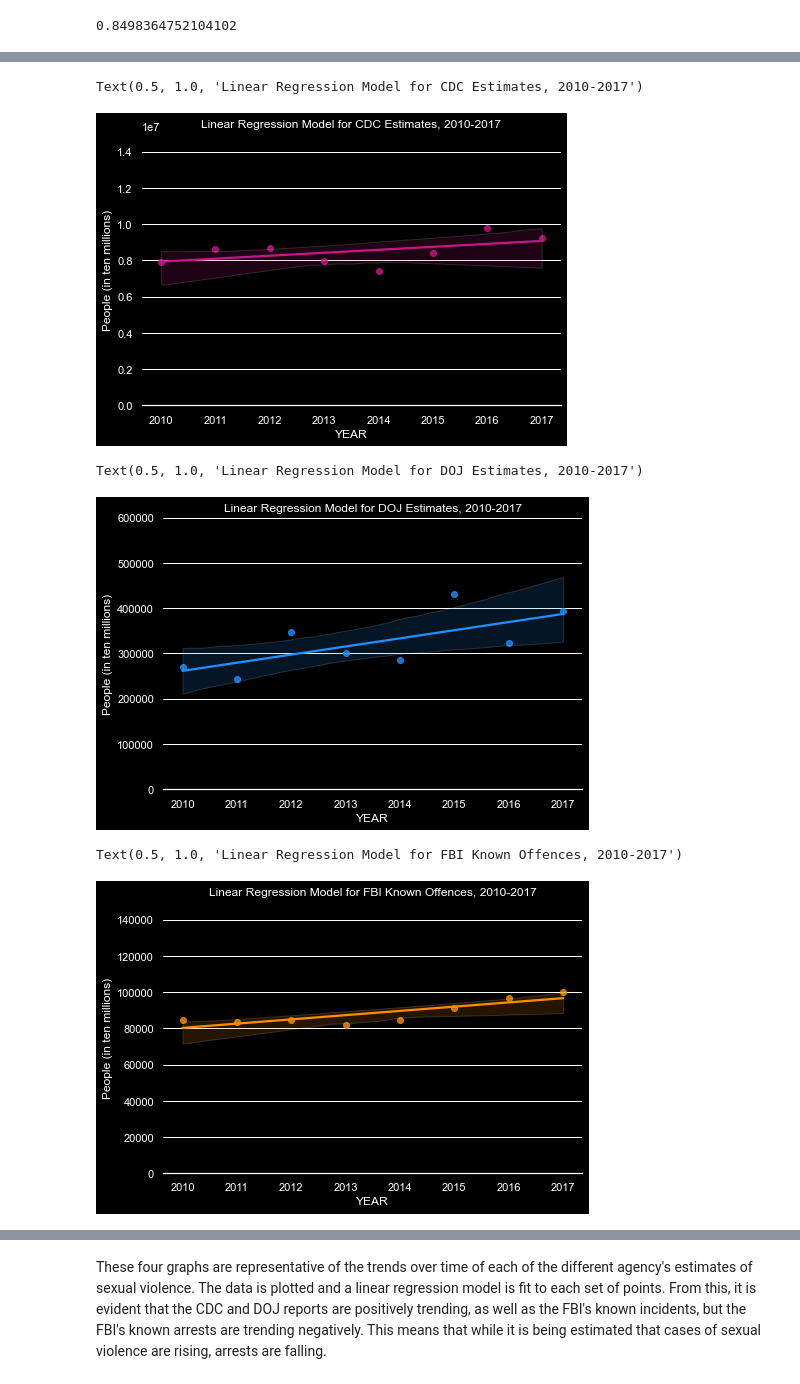
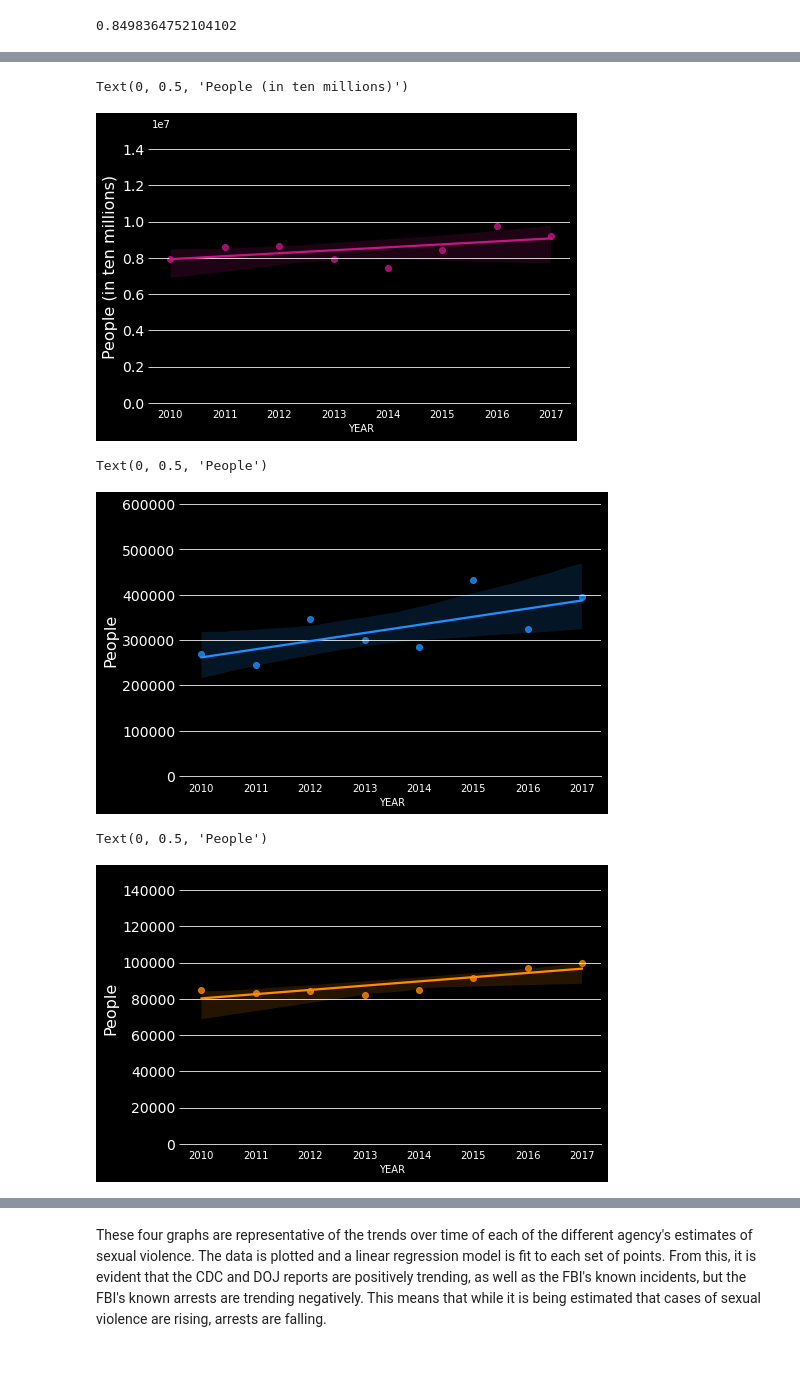
Before and after one commit to allisonbrusco/sexualviolence, a Jupyter notebook: notebooks/victimizations_versus_arrests.ipynb, the cells around one changed output, grey strips where cells are left out. Saved outputs shown, nothing was run; the diff lists cells and outputs as text; code cells hidden in the pictures.

```diff
--- a/notebooks/victimizations_versus_arrests.ipynb
+++ b/notebooks/victimizations_versus_arrests.ipynb
@@ -51,0 +56,23 @@ plt.show()
+# %%
+fig = plt.figure(figsize=(11, 5))
+ax = fig.add_subplot()
+plt.plot(YEAR, NISVS, label = "CDC Estimate", color = 'mediumvioletred')
+plt.plot(YEAR, NCVS, label = "DOJ Estimate", color = 'dodgerblue')
+plt.plot(YEAR, UCR_known, label = "FBI Known Offences", color = 'darkorange', linestyle='dashed')
+plt.plot(YEAR, UCR_arrests, label = "FBI Known Arrests", color = 'teal', linestyle='dashdot')
+
+ax.spines[['top', 'right', 'left']].set_visible(False)
+ax.tick_params(bottom=False)
+ax.grid(False)
+
+plt.ylabel('ylabel', fontsize=14)
+plt.yticks(fontsize=11)
+
+plt.style.use('dark_background')
+
+plt.title('Significant Discrepancies Between Different Agency Estimates', fontsize=16)
+plt.xlabel('Year')
+plt.ylabel('People (in ten millions)')
+plt.ylim(ymin=0, ymax=10000000)
+plt.legend()
+plt.show()
@@ -138,49 +167,61 @@ fig = plt.figure(figsize=(7.5, 5))
 ax = fig.add_subplot()
 
 ax.tick_params(bottom=False)
-ax.grid(axis = 'x')
+ax.grid(axis = 'y')
 ax.spines[['top', 'right', 'left']].set_visible(False)
+
+plt.ylabel('ylabel', fontsize=16)
+plt.yticks(fontsize=14)
+
+plt.style.use('dark_background')
 
 sns.regplot(x=df["YEAR"], y=df["NISVS"], color = 'mediumvioletred')
 
 plt.ylim(ymin=0, ymax=15000000)
 plt.ylabel('People (in ten millions)')
-plt.title('Linear Regression Model for CDC Estimates, 2010-2017')
 # %% [output]
-Text(0.5, 1.0, 'Linear Regression Model for CDC Estimates, 2010-2017')
+Text(0, 0.5, 'People (in ten millions)')
-[figure, old version]
+[figure, new version]
 # %%
 fig = plt.figure(figsize=(7.5, 5))
 ax = fig.add_subplot()
 
 ax.tick_params(bottom=False)
-ax.grid(axis = 'x')
+ax.grid(axis = 'y')
 ax.spines[['top', 'right', 'left']].set_visible(False)
+
+plt.ylabel('ylabel', fontsize=16)
+plt.yticks(fontsize=14)
+
+plt.style.use('dark_background')
 
 sns.regplot(x=df["YEAR"], y=df["NCVS"], color = 'dodgerblue')
 
 plt.ylim(ymin=0, ymax=600000)
-plt.ylabel('People (in ten millions)')
-plt.title('Linear Regression Model for DOJ Estimates, 2010-2017')
+plt.ylabel('People')
 # %% [output]
-Text(0.5, 1.0, 'Linear Regression Model for DOJ Estimates, 2010-2017')
+Text(0, 0.5, 'People')
-[figure, old version]
+[figure, new version]
 # %%
 fig = plt.figure(figsize=(7.5, 5))
 ax = fig.add_subplot()
 
 ax.tick_params(bottom=False)
-ax.grid(axis = 'x')
+ax.grid(axis = 'y')
 ax.spines[['top', 'right', 'left']].set_visible(False)
+
+plt.ylabel('ylabel', fontsize=16)
+plt.yticks(fontsize=14)
+
+plt.style.use('dark_background')
 
 sns.regplot(x=df["YEAR"], y=df["UCR_known"], color = 'darkorange')
 
 plt.ylim(ymin=0, ymax=150000)
-plt.ylabel('People (in ten millions)')
-plt.title('Linear Regression Model for FBI Known Offences, 2010-2017')
+plt.ylabel('People')
 # %% [output]
-Text(0.5, 1.0, 'Linear Regression Model for FBI Known Offences, 2010-2017')
+Text(0, 0.5, 'People')
-[figure, old version]
+[figure, new version]
 # %%
 fig = plt.figure(figsize=(7.5, 5))
 ax = fig.add_subplot()
```
Also changed, not shown: parts of 8 cells of this notebook, 1 other file.
